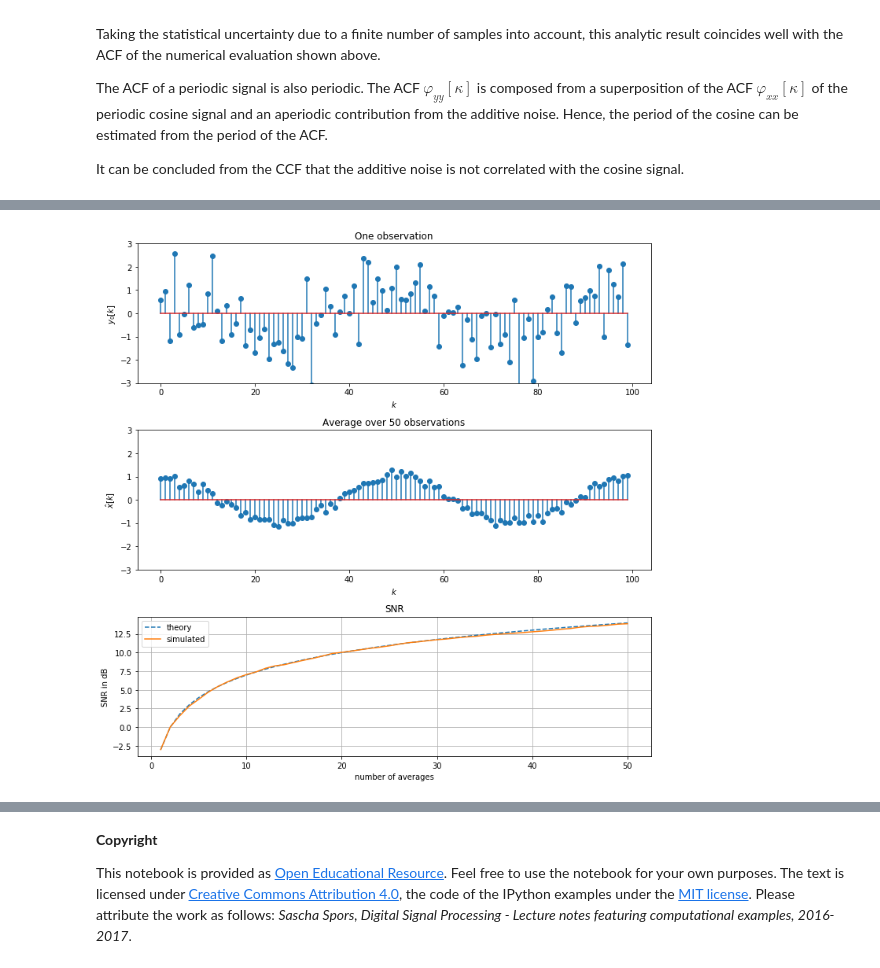
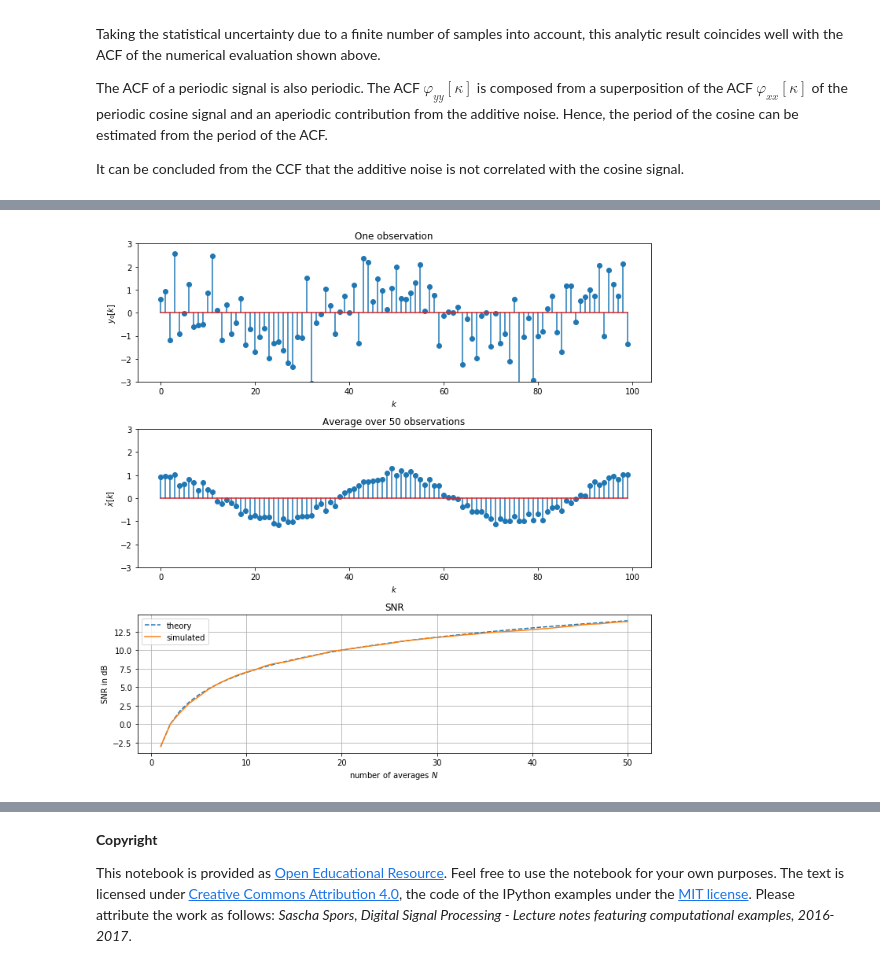
Before and after one commit to spatialaudio/digital-signal-processing-lecture, a Jupyter notebook: random_signals/superposition.ipynb, the cells around one changed output, grey strips where cells are left out. Saved outputs shown, nothing was run; the diff lists cells and outputs as text; code cells hidden in the pictures.

```diff
--- a/random_signals/superposition.ipynb
+++ b/random_signals/superposition.ipynb
@@ -301,32 +307,32 @@ Px = np.var(x)
 Pn = np.var(xhat - x, axis=1)
 SNR = 10*np.log10(Px/Pn)
 
 # plot results
 plt.figure(figsize=(10, 10))
 
 plt.subplot(311)
 plt.stem(y[0, :100])
 plt.title('One observation')
 plt.xlabel(r'$k$')
 plt.ylabel(r'$y_0[k]$')
 plt.ylim([-3, 3])
 
 plt.subplot(312)
 plt.stem(xhat[Nmax-1, :100])
 plt.title('Average over {:2.0f} observations'.format(Nmax))
 plt.xlabel(r'$k$')
 plt.ylabel(r'$\hat{x}[k]$')
 plt.ylim([-3, 3])
 
 plt.subplot(313)
 plt.plot(range(1, Nmax+1), 10*np.log10(Px * range(1, Nmax+1)), '--', label='theory')
 plt.plot(range(1, Nmax+1), SNR, label='simulated')
 plt.title('SNR')
-plt.xlabel('number of averages')
+plt.xlabel('number of averages $N$')
 plt.ylabel('SNR in dB')
 plt.grid()
 plt.legend()
 
 plt.tight_layout()
 # %% [output]
-[figure, old version]
+[figure, new version]
```
Also changed, not shown: parts of 4 cells of this notebook.
